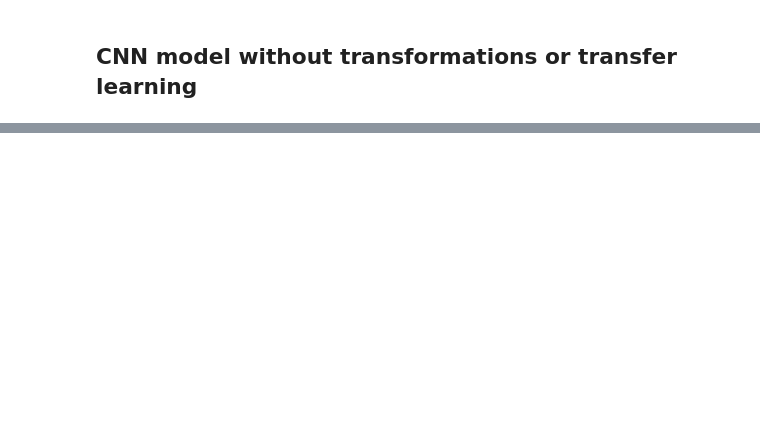
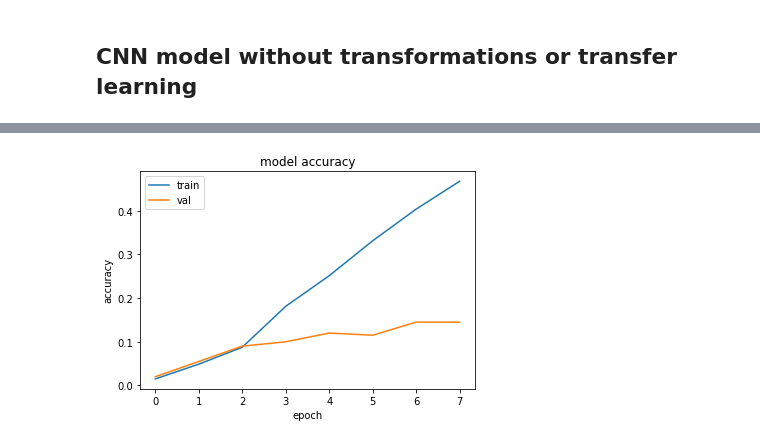
Before and after one commit to belindaleebl/Food-Image-Classification, a Jupyter notebook: 02PreprocessingModelsMetrics-FoodImageClassification.ipynb, the cells around one changed output, grey strips where cells are left out. Cells and saved outputs as stored; diff of their text form; code cells hidden in the pictures; blank space fills up the shorter version.

```diff
--- a/02PreprocessingModelsMetrics-FoodImageClassification.ipynb
+++ b/02PreprocessingModelsMetrics-FoodImageClassification.ipynb
@@ -187,0 +379,8 @@ print(acc * 100)
+# %%
+#Augment images
+train_datagen = ImageDataGenerator(zoom_range=0.2, rotation_range=30, width_shift_range=0.2, height_shift_range=0.2, shear_range=0.2)
+
+#Fit augmentation to training images
+train_generator = train_datagen.flow(X_train,y_train,batch_size=1)
+# %%
+history = modelvgg16_full.fit(train_generator, validation_data=(X_val,y_val), epochs=50, shuffle=True, callbacks=[checkpointer, early_stopping_monitor],verbose=1)
@@ -187,0 +405,10 @@ print(acc * 100)
+# %%
+plt.plot(history.history['accuracy'])
+plt.plot(history.history['val_accuracy'])
+plt.title('model accuracy')
+plt.ylabel('accuracy')
+plt.xlabel('epoch')
+plt.legend(['train', 'val'], loc='upper left')
+plt.show()
+# %% [output]
+[figure, added]
```
Also changed, not shown: parts of 35 cells of this notebook.
